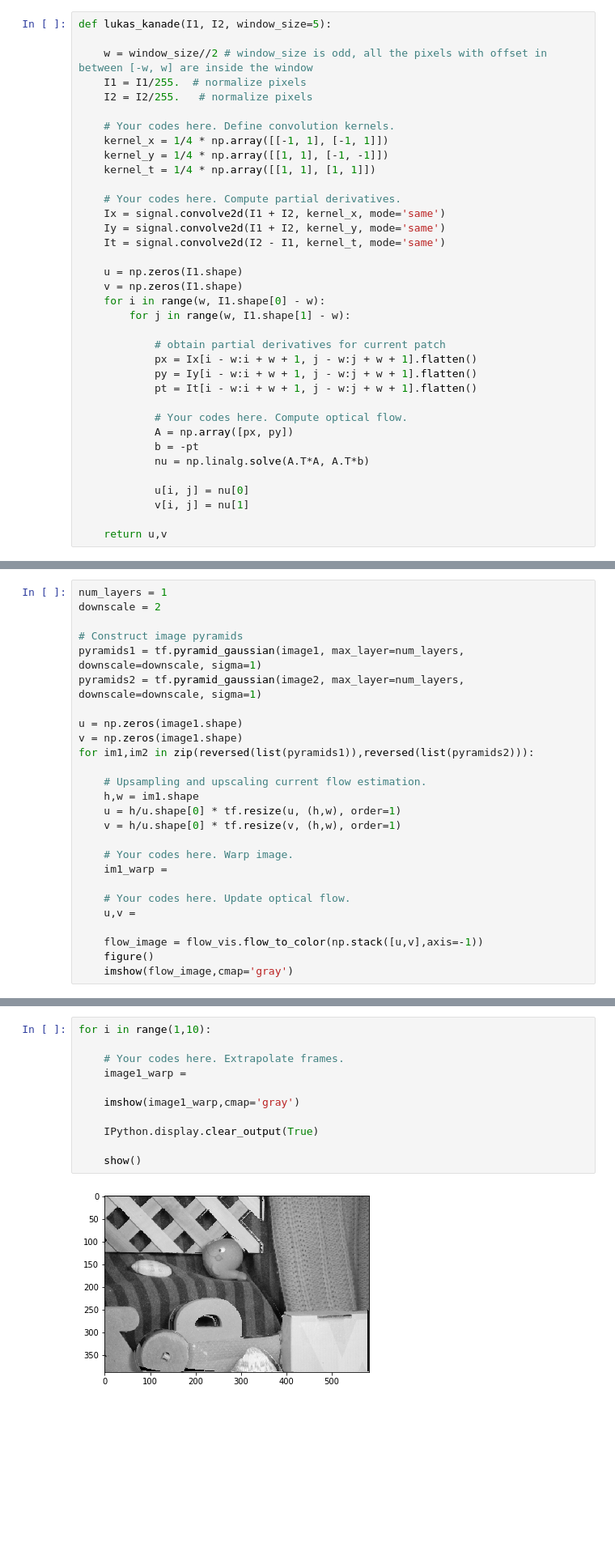
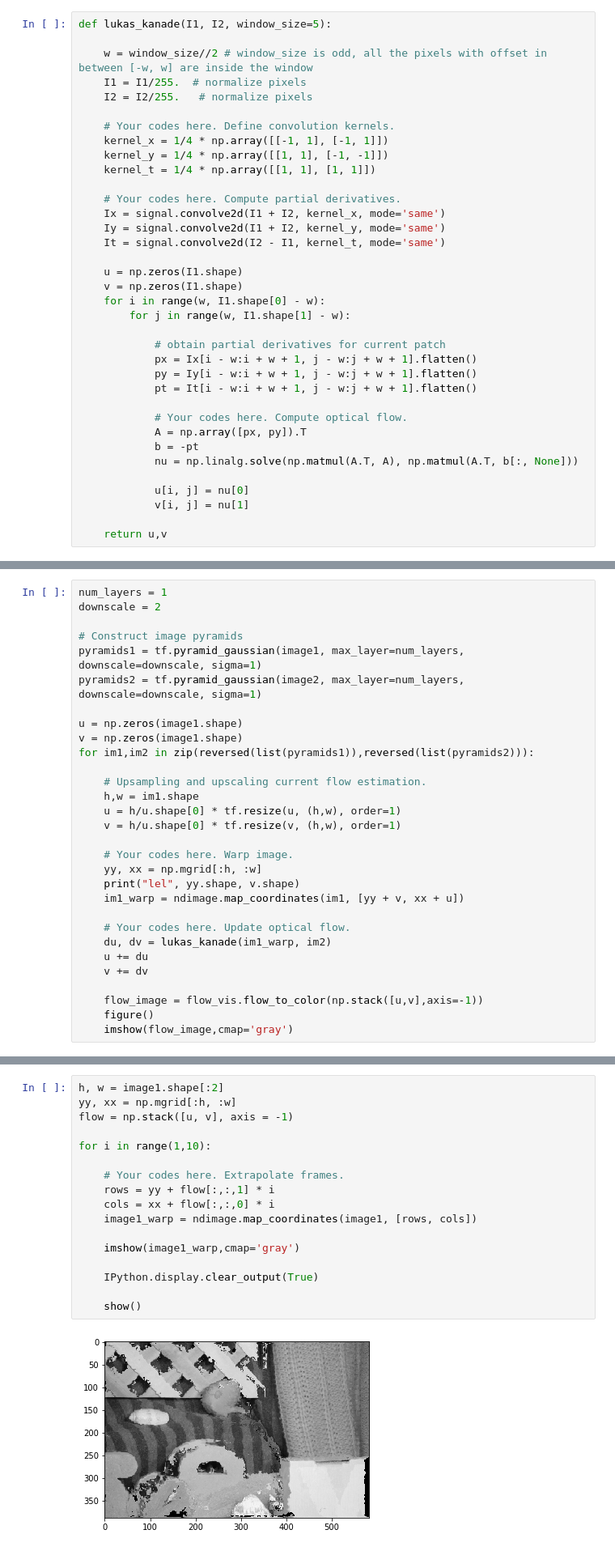
Before and after one commit to dvdblk/viscomp_tutorials, a Jupyter notebook: tutorials_cv/W5/W5_exercise.ipynb, the cells around one changed output, grey strips where cells are left out. Shown: that part at 81% size. Cells and saved outputs as stored; diff of their text form; blank space fills up the shorter version.

```diff
--- a/tutorials_cv/W5/W5_exercise.ipynb
+++ b/tutorials_cv/W5/W5_exercise.ipynb
@@ -103,9 +101,9 @@ def lukas_kanade(I1, I2, window_size=5):
             pt = It[i - w:i + w + 1, j - w:j + w + 1].flatten()
 
             # Your codes here. Compute optical flow.
-            A = np.array([px, py])
+            A = np.array([px, py]).T
             b = -pt
-            nu = np.linalg.solve(A.T*A, A.T*b)
+            nu = np.linalg.solve(np.matmul(A.T, A), np.matmul(A.T, b[:, None]))
 
             u[i, j] = nu[0]
             v[i, j] = nu[1]
@@ -154,10 +156,14 @@ for im1,im2 in zip(reversed(list(pyramids1)),reversed(list(pyramids2))):
     v = h/u.shape[0] * tf.resize(v, (h,w), order=1)
 
     # Your codes here. Warp image.
-    im1_warp =
+    yy, xx = np.mgrid[:h, :w]
+    print("lel", yy.shape, v.shape)
+    im1_warp = ndimage.map_coordinates(im1, [yy + v, xx + u])
 
     # Your codes here. Update optical flow.
-    u,v =
+    du, dv = lukas_kanade(im1_warp, im2)
+    u += du
+    v += dv
 
     flow_image = flow_vis.flow_to_color(np.stack([u,v],axis=-1))
     figure()
@@ -172,15 +183,21 @@ Optical flow can be used for frame extrapolation. Given the two frames, we can p
 
 ** Complete the following lines for frame extrapolation. **
 # %%
+h, w = image1.shape[:2]
+yy, xx = np.mgrid[:h, :w]
+flow = np.stack([u, v], axis = -1)
+
 for i in range(1,10):
 
     # Your codes here. Extrapolate frames.
-    image1_warp =
+    rows = yy + flow[:,:,1] * i
+    cols = xx + flow[:,:,0] * i
+    image1_warp = ndimage.map_coordinates(image1, [rows, cols])
 
     imshow(image1_warp,cmap='gray')
 
     IPython.display.clear_output(True)
 
     show()
 # %% [output]
-[figure, old version]
+[figure, new version]
```
Also changed, not shown: parts of 3 cells of this notebook, 1 other file.
